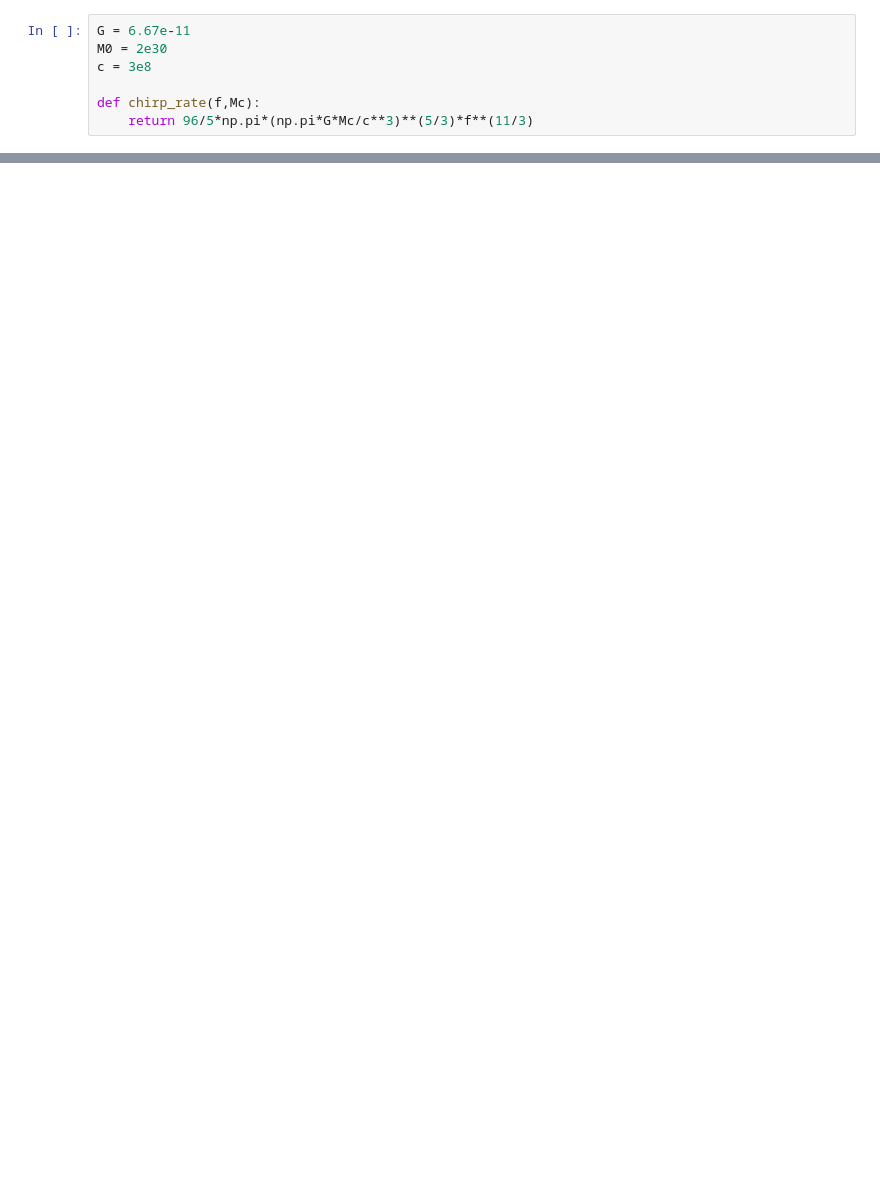
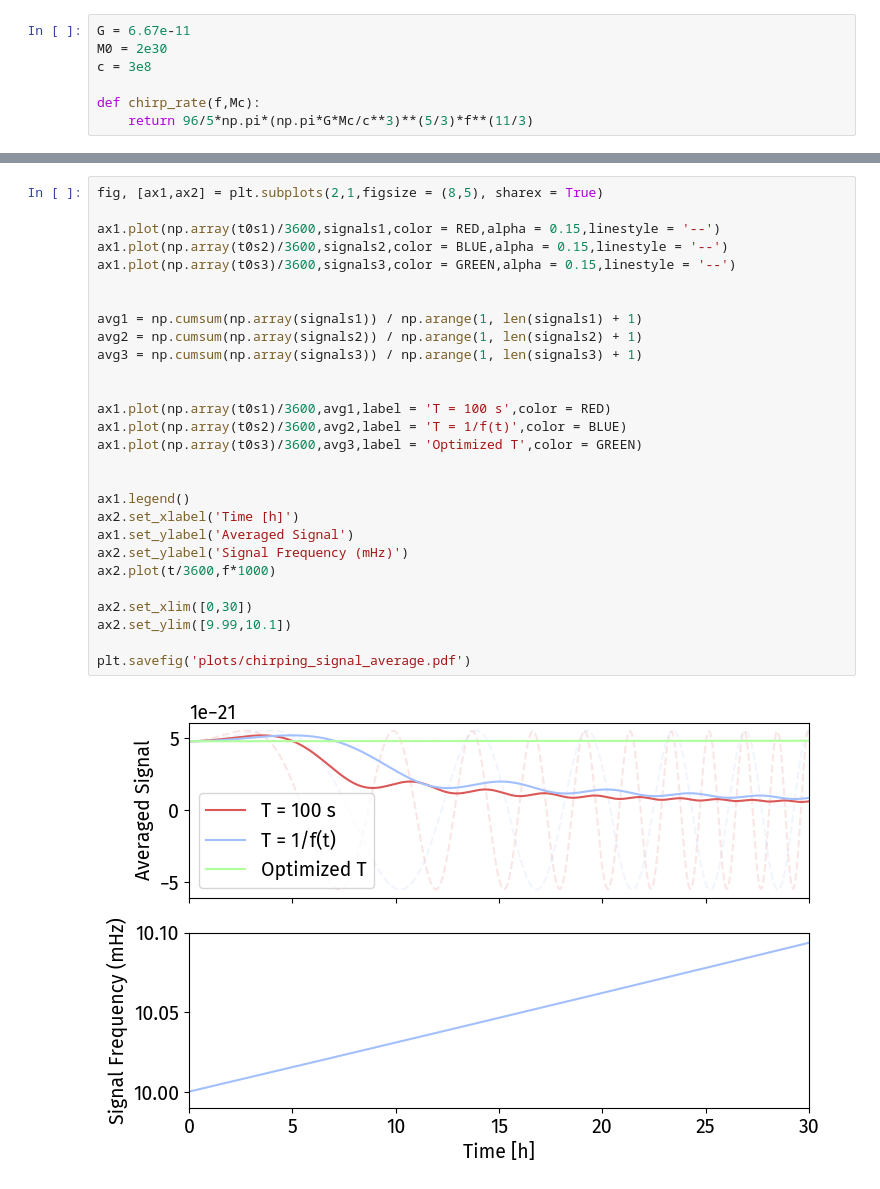
Before and after one commit to dhruvaganapathy/clock_gw_detection, a Jupyter notebook: dhruva_code/gw_chirp.ipynb, the cells around one changed output, grey strips where cells are left out. Saved outputs shown, nothing was run; the diff lists cells and outputs as text; blank space fills up the shorter version.

```diff
--- a/dhruva_code/gw_chirp.ipynb
+++ b/dhruva_code/gw_chirp.ipynb
@@ -71,0 +204,30 @@ plt.legend()
+# %%
+fig, [ax1,ax2] = plt.subplots(2,1,figsize = (8,5), sharex = True)
+
+ax1.plot(np.array(t0s1)/3600,signals1,color = RED,alpha = 0.15,linestyle = '--')
+ax1.plot(np.array(t0s2)/3600,signals2,color = BLUE,alpha = 0.15,linestyle = '--')
+ax1.plot(np.array(t0s3)/3600,signals3,color = GREEN,alpha = 0.15,linestyle = '--')
+
+
+avg1 = np.cumsum(np.array(signals1)) / np.arange(1, len(signals1) + 1)
+avg2 = np.cumsum(np.array(signals2)) / np.arange(1, len(signals2) + 1)
+avg3 = np.cumsum(np.array(signals3)) / np.arange(1, len(signals3) + 1)
+
+
+ax1.plot(np.array(t0s1)/3600,avg1,label = 'T = 100 s',color = RED)
+ax1.plot(np.array(t0s2)/3600,avg2,label = 'T = 1/f(t)',color = BLUE)
+ax1.plot(np.array(t0s3)/3600,avg3,label = 'Optimized T',color = GREEN)
+
+
+ax1.legend()
+ax2.set_xlabel('Time [h]')
+ax1.set_ylabel('Averaged Signal')
+ax2.set_ylabel('Signal Frequency (mHz)')
+ax2.plot(t/3600,f*1000)
+
+ax2.set_xlim([0,30])
+ax2.set_ylim([9.99,10.1])
+
+plt.savefig('plots/chirping_signal_average.pdf')
+# %% [output]
+[figure, added]
```
Also changed, not shown: parts of 7 cells of this notebook, 29 other files.
